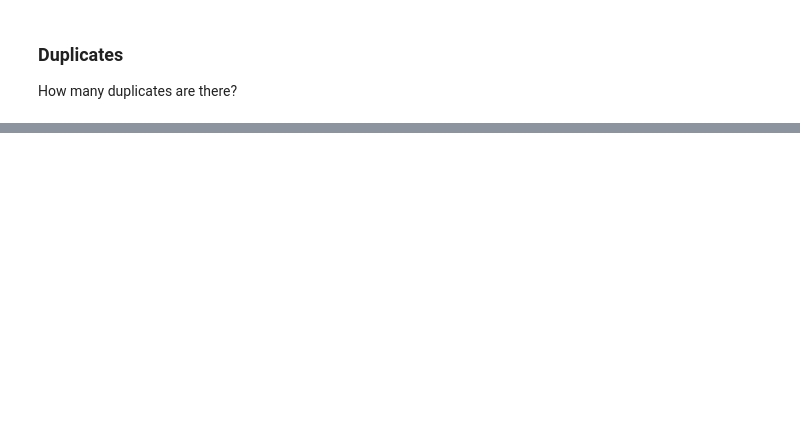
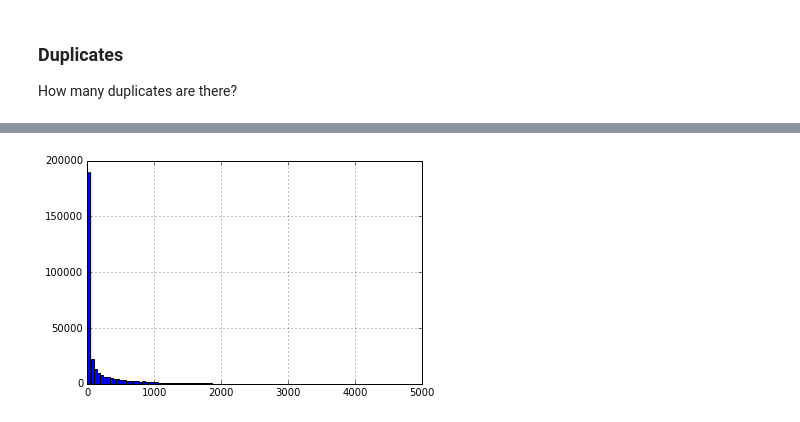
Before and after one commit to luckamolkova/bugs, a Jupyter notebook: src/data_exploration.ipynb, the cells around one changed output, grey strips where cells are left out. Cells and saved outputs as stored; diff of their text form; code cells hidden in the pictures; blank space fills up the shorter version.

```diff
--- a/src/data_exploration.ipynb
+++ b/src/data_exploration.ipynb
@@ -193,0 +214,2 @@ Name: resolution_final, dtype: int64
+# %%
+df['duration_days'] = df['duration'].apply(lambda x: float(x.days))
@@ -193,0 +228,4 @@ Name: resolution_final, dtype: int64
+# %%
+_ = df['duration_days'].hist(bins=100)
+# %% [output]
+[figure, added]
```
Also changed, not shown: parts of 19 cells of this notebook, 2 other files.
